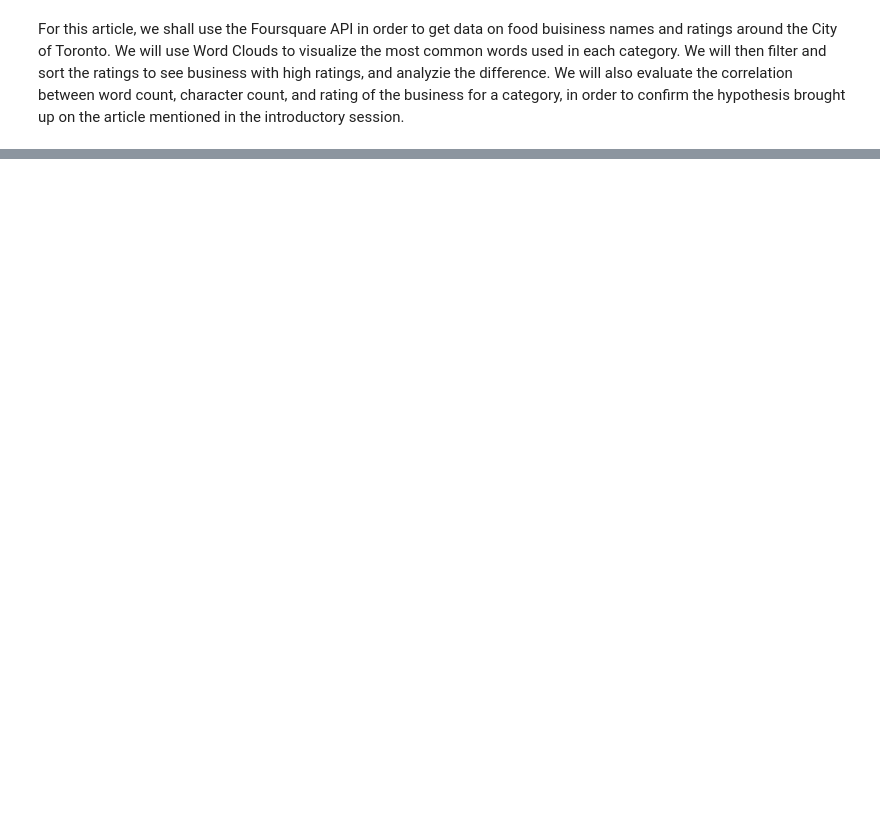
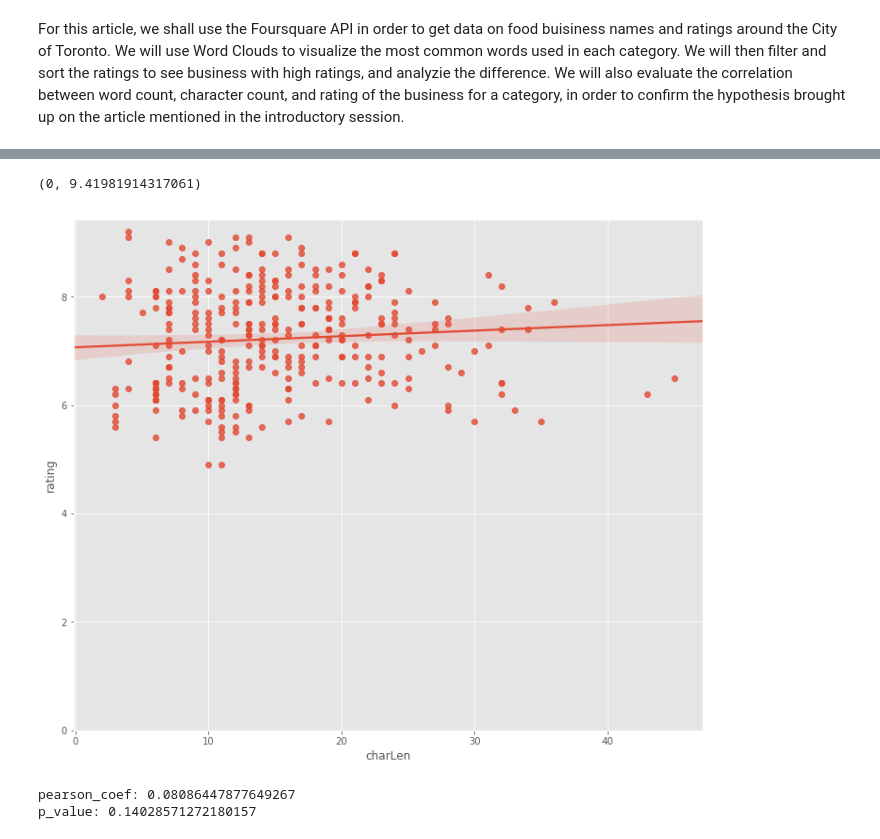
Before and after one commit to ShadTK/Coursera_Capstone, a Jupyter notebook: Final Machine Learning assignment.ipynb, the cells around one changed output, grey strips where cells are left out. Cells and saved outputs as stored; diff of their text form; code cells hidden in the pictures; blank space fills up the shorter version.

```diff
--- a/Final Machine Learning assignment.ipynb
+++ b/Final Machine Learning assignment.ipynb
@@ -14,0 +264,13 @@ We will also evaluate the correlation between word count, character count, and r
+# %%
+#Gathering ratings
+
+#We will have to cut our list by half, as FourSquare API only allows for 500 premium calls per day
+msk = np.random.rand(len(df_av)) < 0.5
+df_av_sample = df_av[msk]
+
+rating_list = []
+
+for index, venue in df_av_sample.iterrows():
+    rating_list.append(get_venue_rating(CLIENT_ID, CLIENT_SECRET, venue["id"]))
+
+rating_list[0:5]
@@ -14,0 +279,10 @@ We will also evaluate the correlation between word count, character count, and r
+# %%
+pd.options.mode.chained_assignment = None  # default='warn'
+
+df_av_sample["rating"] = rating_list
+# %%
+df_av_sample = df_av_sample[df_av_sample.rating != "N/A"]
+
+df_av_sample.rating.astype("float")
+
+df_av_sample.head()
@@ -14,0 +298,12 @@ We will also evaluate the correlation between word count, character count, and r
+# %%
+nameLenList = []
+wordCountList = []
+
+
+for index, venue in df_av_sample.iterrows():
+    nameLenList.append(len(venue["name"]))
+    wordCountList.append((len(venue["name"].split())))
+
+df_av_sample["charLen"] = nameLenList
+df_av_sample["wordCount"] = wordCountList
+df_av_sample.head()
@@ -14,0 +321,21 @@ We will also evaluate the correlation between word count, character count, and r
+# %%
+# import the visualization package: seaborn
+import seaborn as sns
+%matplotlib inline
+
+width = 12
+height = 10
+plt.figure(figsize=(width, height))
+sns.regplot(x="charLen", y="rating", data=df_av_sample)
+plt.ylim(0,)
+# %% [output]
+(0, 9.41981914317061)
+[figure, added]
+# %%
+import scipy.stats as stats
+(pearson_coef, p_value) = stats.pearsonr(df_av_sample["charLen"], df_av_sample["rating"])
+print("pearson_coef: {}".format(pearson_coef))
+print("p_value: {}".format(p_value))
+# %% [output]
+pearson_coef: 0.08086447877649267
+p_value: 0.14028571272180157
```
Also changed, not shown: parts of 40 cells of this notebook.
